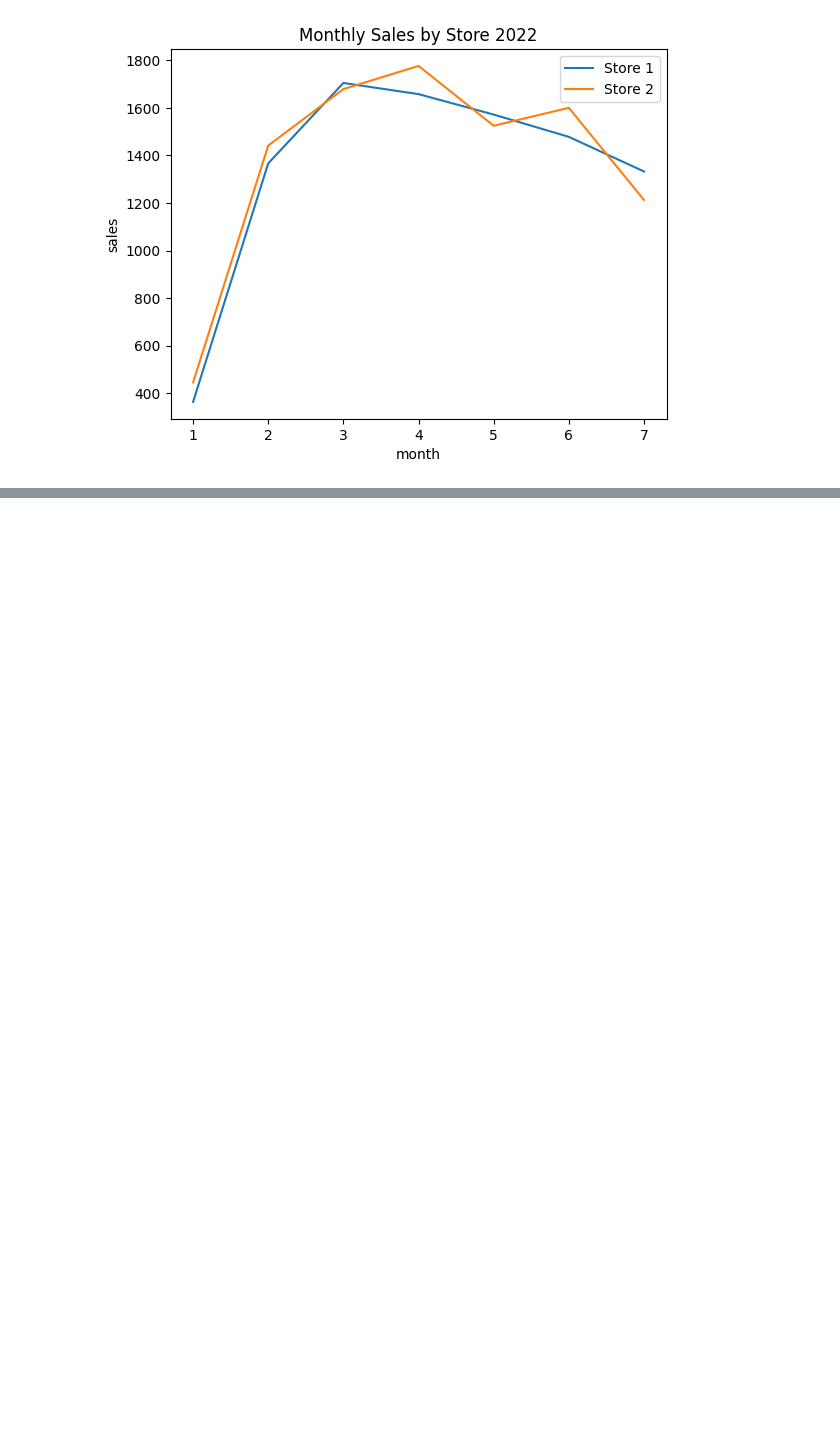
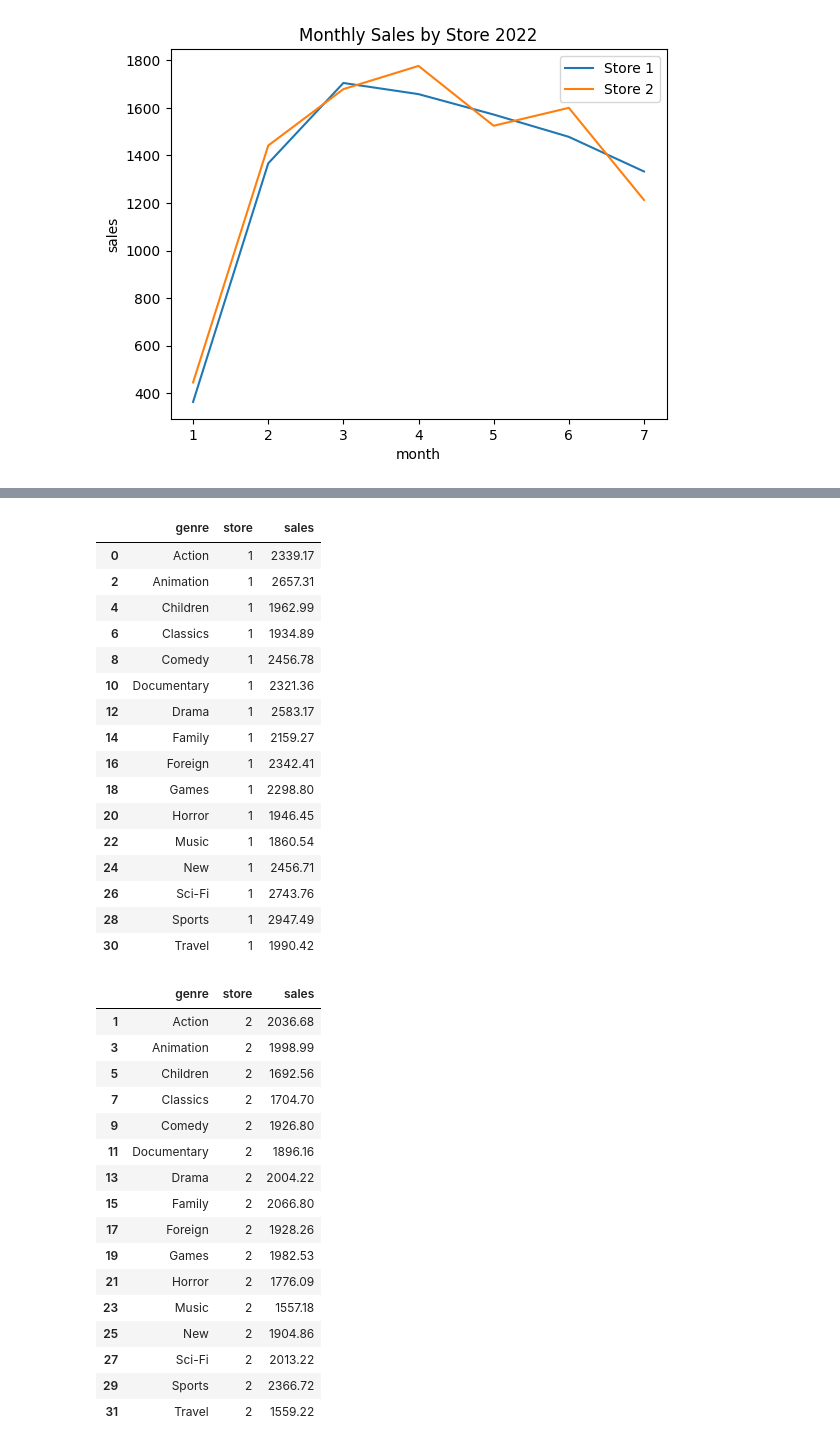
Before and after one commit to York-Solutions-B2E/khue-lee-pagila-assignment, a Jupyter notebook: khue-lee-pagila-assignment.ipynb, the cells around one changed output, grey strips where cells are left out. Saved outputs shown, nothing was run; the diff lists cells and outputs as text; code cells hidden in the pictures; blank space fills up the shorter version.

```diff
--- a/khue-lee-pagila-assignment.ipynb
+++ b/khue-lee-pagila-assignment.ipynb
@@ -327,0 +383,47 @@ SyntaxError: invalid syntax (3140476643.py, line 1)
+# %%
+cursor.execute("SELECT category.name AS genre, store.store_id AS store, SUM(amount) as gross_revenue FROM category INNER JOIN film_category ON category.category_id = film_category.category_id INNER JOIN film ON film_category.film_id = film.film_id INNER JOIN inventory ON film.film_id = inventory.film_id INNER JOIN rental ON inventory.inventory_id = rental.inventory_id INNER JOIN payment ON rental.rental_id = payment.rental_id INNER JOIN customer ON payment.customer_id = customer.customer_id INNER JOIN store ON customer.store_id = store.store_id GROUP BY category.name, store ORDER BY genre ASC;")
+rows = cursor.fetchall()
+
+genre_sales_by_store = pd.DataFrame(rows)
+genre_sales_by_store.columns = ["genre", "store", "sales"]
+genre_sales_by_store["sales"] = pd.to_numeric(genre_sales_by_store["sales"])
+
+genre_sales_by_store_1 = genre_sales_by_store[genre_sales_by_store["store"] == 1]
+genre_sales_by_store_2 = genre_sales_by_store[genre_sales_by_store["store"] == 2]
+display(genre_sales_by_store_1)
+display(genre_sales_by_store_2)
+# %% [output]
+|  | genre | store | sales |
+| 0 | Action | 1 | 2339.17 |
+| 2 | Animation | 1 | 2657.31 |
+| 4 | Children | 1 | 1962.99 |
+| 6 | Classics | 1 | 1934.89 |
+| 8 | Comedy | 1 | 2456.78 |
+| 10 | Documentary | 1 | 2321.36 |
+| 12 | Drama | 1 | 2583.17 |
+| 14 | Family | 1 | 2159.27 |
+| 16 | Foreign | 1 | 2342.41 |
+| 18 | Games | 1 | 2298.80 |
+| 20 | Horror | 1 | 1946.45 |
+| 22 | Music | 1 | 1860.54 |
+| 24 | New | 1 | 2456.71 |
+| 26 | Sci-Fi | 1 | 2743.76 |
+| 28 | Sports | 1 | 2947.49 |
+| 30 | Travel | 1 | 1990.42 |
+|  | genre | store | sales |
+| 1 | Action | 2 | 2036.68 |
+| 3 | Animation | 2 | 1998.99 |
+| 5 | Children | 2 | 1692.56 |
+| 7 | Classics | 2 | 1704.70 |
+| 9 | Comedy | 2 | 1926.80 |
+| 11 | Documentary | 2 | 1896.16 |
+| 13 | Drama | 2 | 2004.22 |
+| 15 | Family | 2 | 2066.80 |
+| 17 | Foreign | 2 | 1928.26 |
+| 19 | Games | 2 | 1982.53 |
+| 21 | Horror | 2 | 1776.09 |
+| 23 | Music | 2 | 1557.18 |
+| 25 | New | 2 | 1904.86 |
+| 27 | Sci-Fi | 2 | 2013.22 |
+| 29 | Sports | 2 | 2366.72 |
+| 31 | Travel | 2 | 1559.22 |
```
Also changed, not shown: parts of 5 cells of this notebook.
